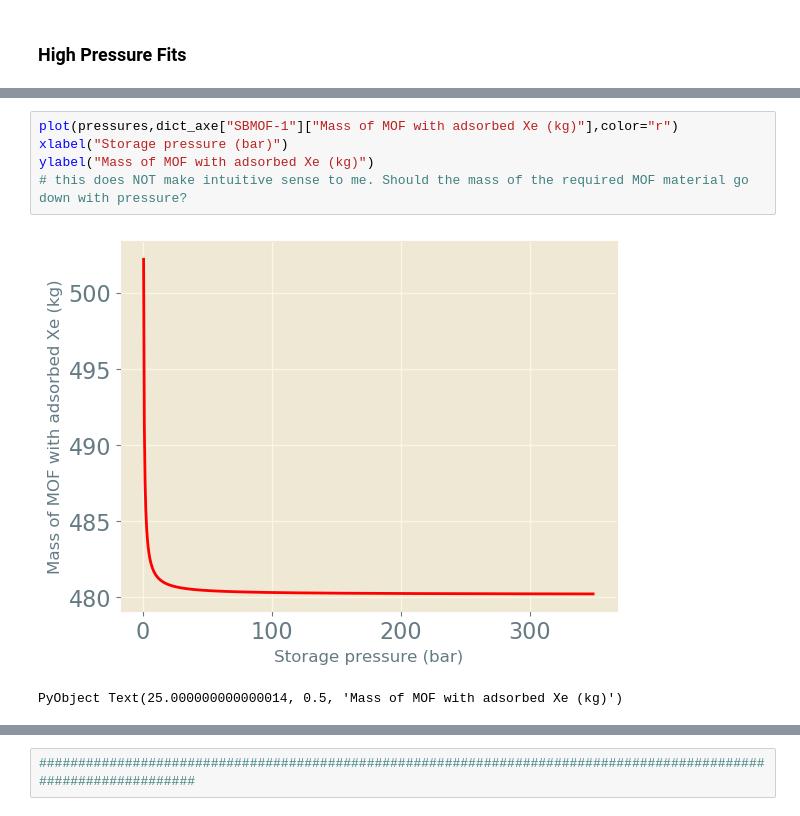
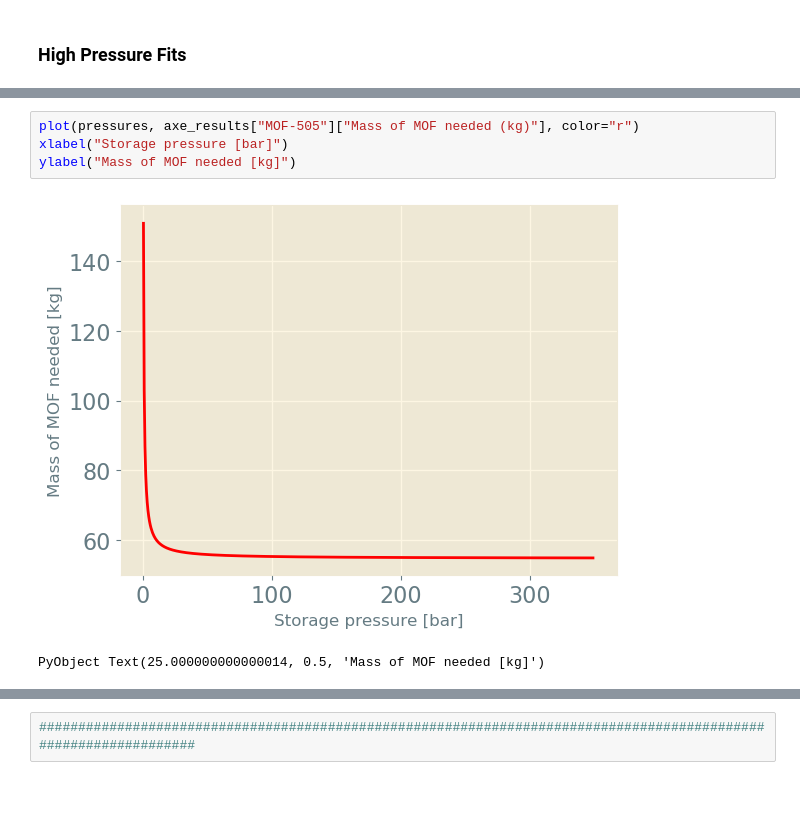
Before and after one commit to SimonEnsemble/PropellantStorage, a Jupyter notebook: Xe_Propellant_Storage.ipynb, the cells around one changed output, grey strips where cells are left out. Drawn from its saved outputs; the diff is of its cells as text.

```diff
--- a/Xe_Propellant_Storage.ipynb
+++ b/Xe_Propellant_Storage.ipynb
@@ -606,8 +629,7 @@ Toltal tank mass at optimum pressure = 0.6529312805294326
 # %%
-plot(pressures,dict_axe["SBMOF-1"]["Mass of MOF with adsorbed Xe (kg)"],color="r")
-xlabel("Storage pressure (bar)")
-ylabel("Mass of MOF with adsorbed Xe (kg)")
-# this does NOT make intuitive sense to me. Should the mass of the required MOF material go down with pressure?
+plot(pressures, axe_results["MOF-505"]["Mass of MOF needed (kg)"], color="r")
+xlabel("Storage pressure [bar]")
+ylabel("Mass of MOF needed [kg]")
 # %% [output]
-[figure, old version]
+[figure, new version]
-PyObject Text(25.000000000000014, 0.5, 'Mass of MOF with adsorbed Xe (kg)')
+PyObject Text(25.000000000000014, 0.5, 'Mass of MOF needed [kg]')
```
Also changed, not shown: parts of 33 cells of this notebook.
